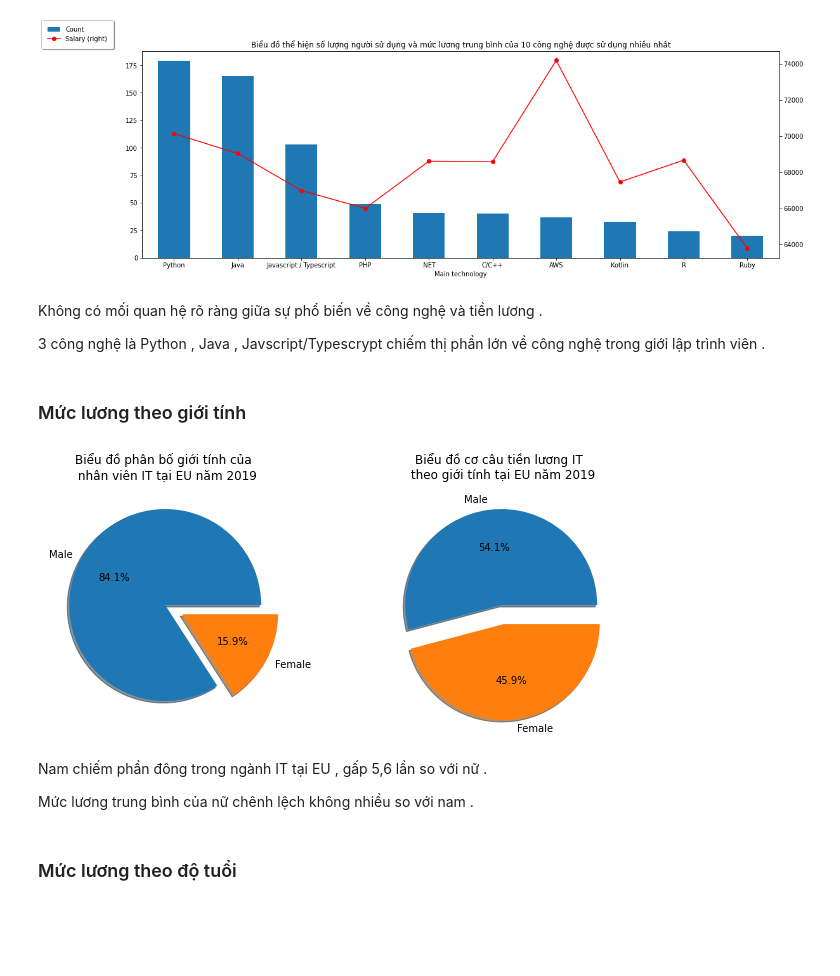
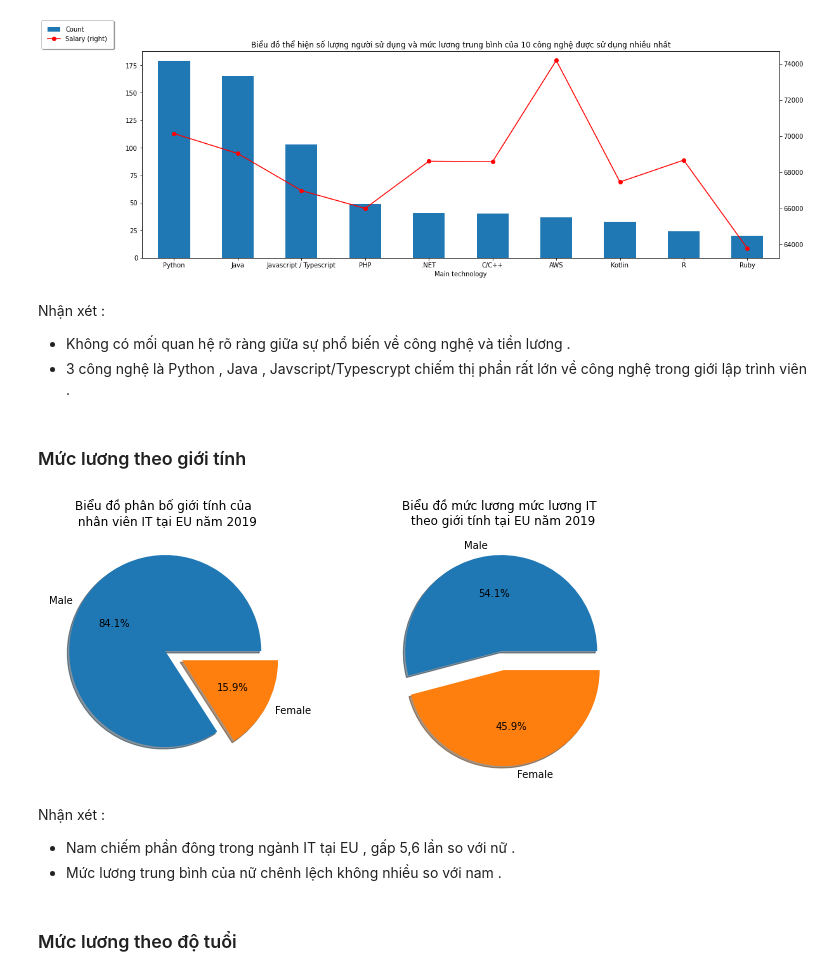
Before and after one commit to PVCuong2001/GK_KHDL, a Jupyter notebook: Bai2.ipynb, the cells around one changed output. Saved outputs shown, nothing was run; the diff lists cells and outputs as text; code cells hidden in the pictures; blank space fills up the shorter version.

```diff
--- a/Bai2.ipynb
+++ b/Bai2.ipynb
@@ -38,6 +37,9 @@ dfsalaries
 # %%
-dfsalaries = dfsalaries.drop(columns = ['Yearly bonus','Company business sector','Yearly stocks','Yearly brutto salary (without bonus and stocks) one year ago. Only answer if staying in same country','Yearly bonus one year ago. Only answer if staying in same country','Yearly stocks one year ago. Only answer if staying in same country','Number of vacation days','Number of home office days per month','Main language at work','Сontract duration','0'])
-dfsalaries.rename(columns = {'Your main technology / programming language': 'Main technology' , 'Company name ':'Company name' ,'Position (without seniority)' : 'Position'}, inplace = True)
+# +Lọc các cột không sử dụng
+# +Điền giá trị default cho các giá trị nan
+# +Đổi tên các cột cho dễ sử dụng
+dfsalaries = dfsalaries.drop(columns = ['Yearly bonus','Company type','Company business sector','Yearly stocks','Yearly brutto salary (without bonus and stocks) one year ago. Only answer if staying in same country','Yearly bonus one year ago. Only answer if staying in same country','Yearly stocks one year ago. Only answer if staying in same country','Number of vacation days','Number of home office days per month','Main language at work','Сontract duration','0'])
+dfsalaries.rename(columns = {'Your main technology / programming language': 'Main technology' , 'Company name ':'Company name' ,'Position (without seniority)' : 'Position' ,'Yearly brutto salary (without bonus and stocks)' : 'Yearly Salary'}, inplace = True)
 dfsalaries['Company name'] = dfsalaries['Company name'].fillna('NotFill')
 dfsalaries
 # %% [output]
@@ -77,10 +79,11 @@ def remove_outliers(df, column):
     df_new = df.loc[(df[column] >= lower_bound) & (df[column] <= upper_bound)]
     return df_new
 # %%
-salary = remove_outliers(dfsalaries, 'Yearly brutto salary (without bonus and stocks)')
+# Kiểm tra thử các điểm outliers đã được loại bỏ chưa
+salary = remove_outliers(dfsalaries, 'Yearly Salary')
 fig = plt.figure(figsize= (10, 8))
 plt.title('Biểu đồ phân bố giá trị tiền lương của ngành IT tại EU năm 2019', fontsize= 16)
 axs = fig.subplots()
-sns.boxplot(data = salary, y= 'Yearly brutto salary (without bonus and stocks)')
+sns.boxplot(data = salary, y= 'Yearly Salary')
 plt.show()
 # %% [output]
@@ -186,40 +196,42 @@ plt.show()
 # %% [output]
 [figure]
 # %% [markdown]
-Không có mối quan hệ rõ ràng giữa sự phổ biến về công nghệ và tiền lương .
+Nhận xét :
 
-
-3 công nghệ là Python , Java , Javscript/Typescrypt chiếm thị phần lớn về công nghệ trong giới lập trình viên .
+- Không có mối quan hệ rõ ràng giữa sự phổ biến về công nghệ và tiền lương .
+- 3 công nghệ là Python , Java , Javscript/Typescrypt chiếm thị phần rất lớn về công nghệ trong giới lập trình viên .
 # %% [markdown]
 ### Mức lương theo giới tính
 # %%
+# Biếu đồ tròn thể hiện phân bố giới tính và phân bố mức lương theo giới tính
 fig = plt.figure(figsize=(8, 6))
 ax = fig.add_subplot(121)
 ax2 = fig.add_subplot(122)
 male_count = salary.loc[salary["Gender"] =='Male']['Gender'].count()
 female_count = salary.loc[(salary["Gender"] =='Female') ]['Gender'].count()
-male_salary = salary.loc[salary["Gender"] =='Male']['Yearly brutto salary (without bonus and stocks)'].mean()
-female_salary = salary.loc[(salary["Gender"] =='Female') ]['Yearly brutto salary (without bonus and stocks)'].mean()
+male_salary = salary.loc[salary["Gender"] =='Male']['Yearly Salary'].mean()
+female_salary = salary.loc[(salary["Gender"] =='Female') ]['Yearly Salary'].mean()
 gender_label =['Male' , 'Female']
 gender_count=[male_count,female_count]
 gender_salary=[male_salary,female_salary]
 
 ax.pie(gender_count, labels = gender_label ,explode=[0,0.2] ,autopct='%1.1f%%' , shadow=True)
 ax.title.set_text('Biểu đồ phân bố giới tính của \n nhân viên IT tại EU năm 2019')
 ax2.pie(gender_salary, labels = gender_label ,explode=[0,0.2] ,autopct='%1.1f%%' , shadow=True)
-ax2.title.set_text('Biểu đồ cơ câu mức lương IT \n theo giới tính tại EU năm 2019')
+ax2.title.set_text('Biểu đồ mức lương mức lương IT \n theo giới tính tại EU năm 2019')
 plt.subplots_adjust(left=15,
                     bottom=0.1,
                     right=16,
                     top=1,
                     wspace=0.4,
                     hspace=0.4)
 plt.show()
 # %% [output]
-[figure, old version]
+[figure, new version]
 # %% [markdown]
-Nam chiếm phần đông trong ngành IT tại EU , gấp 5,6 lần so với nữ .
+Nhận xét :
 
-Mức lương trung bình của nữ chênh lệch không nhiều so với nam .
+- Nam chiếm phần đông trong ngành IT tại EU , gấp 5,6 lần so với nữ .
+- Mức lương trung bình của nữ chênh lệch không nhiều so với nam .
 # %% [markdown]
 ### Mức lương theo độ tuổi
```
Also changed, not shown: parts of 42 cells of this notebook.
